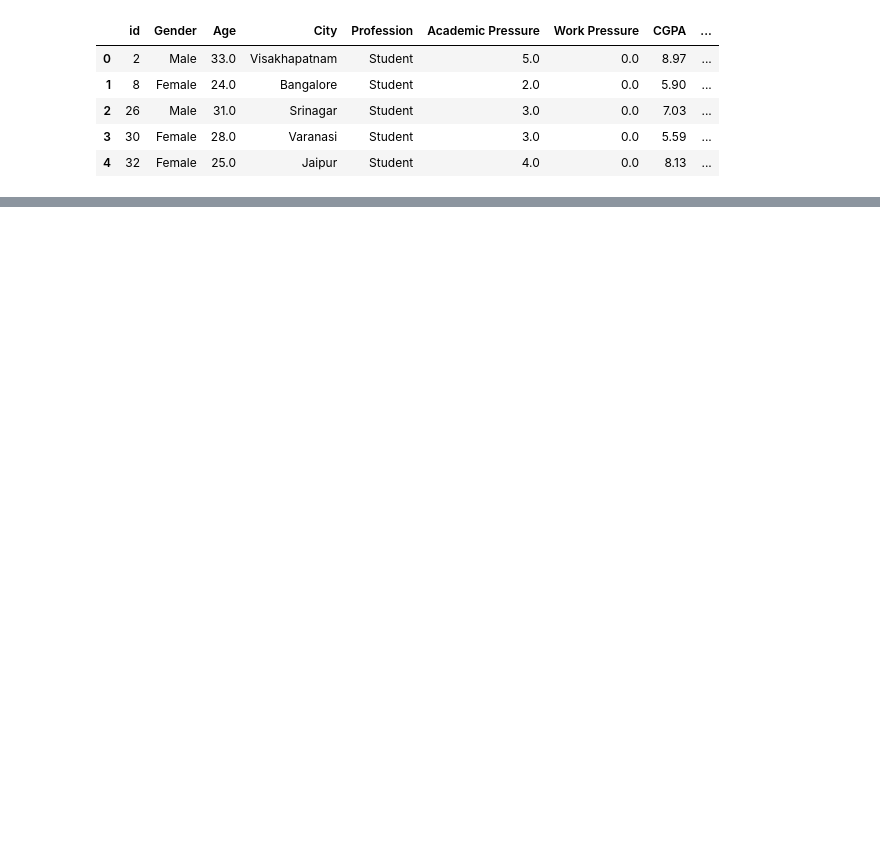
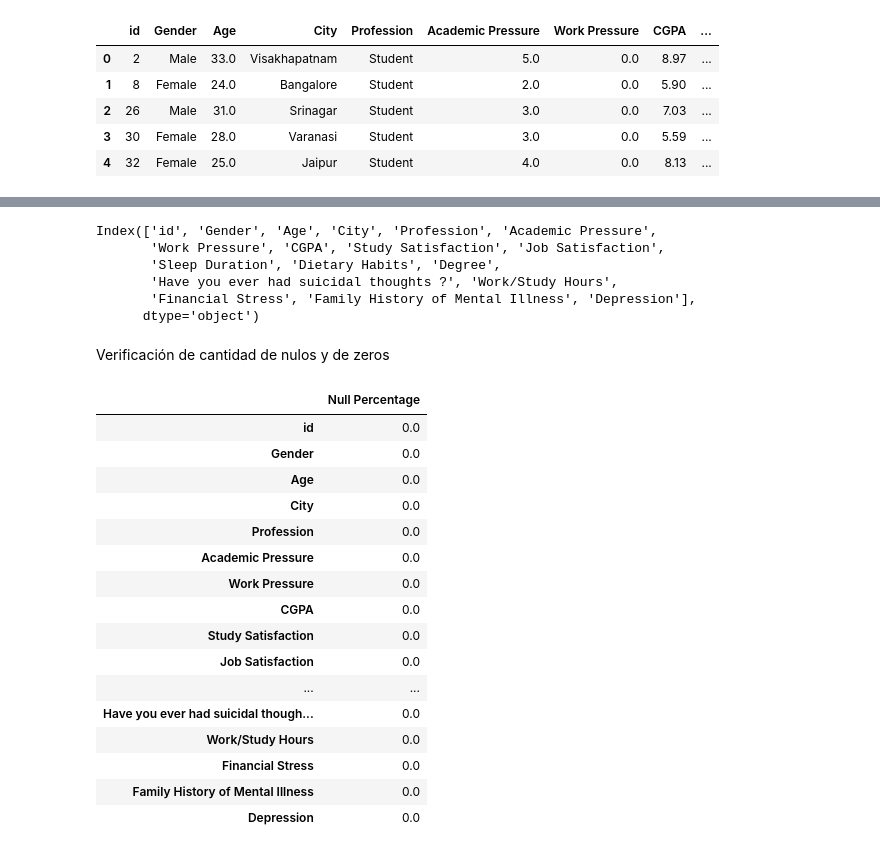
Before and after one commit to Sergiofbc/IA-Proy3, a Jupyter notebook: main.ipynb, the cells around one changed output, grey strips where cells are left out. Cells and saved outputs as stored; diff of their text form; code cells hidden in the pictures; blank space fills up the shorter version.

```diff
--- a/main.ipynb
+++ b/main.ipynb
@@ -21,0 +31,15 @@ df["id"].hist()
+# %%
+def null_percentage(df):
+    """
+    Returns a DataFrame with the percentage of null (NaN) values per column.
+    """
+    percentage = df.isnull().mean() * 100
+    return percentage.to_frame(name='Null Percentage')
+
+
+def zero_percentage(df):
+    """
+    Returns a DataFrame with the percentage of zero values per column.
+    """
+    percentage = (df == 0).mean() * 100
+    return percentage.to_frame(name='Zero Percentage')
@@ -21,0 +58,31 @@ df["id"].hist()
+# %%
+df.columns
+# %% [output]
+Index(['id', 'Gender', 'Age', 'City', 'Profession', 'Academic Pressure',
+       'Work Pressure', 'CGPA', 'Study Satisfaction', 'Job Satisfaction',
+       'Sleep Duration', 'Dietary Habits', 'Degree',
+       'Have you ever had suicidal thoughts ?', 'Work/Study Hours',
+       'Financial Stress', 'Family History of Mental Illness', 'Depression'],
+      dtype='object')
+# %% [markdown]
+Verificación de cantidad de nulos y de zeros
+# %%
+null_percentage(df)
+# %% [output]
+|  | Null Percentage |
+| id | 0.0 |
+| Gender | 0.0 |
+| Age | 0.0 |
+| City | 0.0 |
+| Profession | 0.0 |
+| Academic Pressure | 0.0 |
+| Work Pressure | 0.0 |
+| CGPA | 0.0 |
+| Study Satisfaction | 0.0 |
+| Job Satisfaction | 0.0 |
+| ... | ... |
+| Have you ever had suicidal though... | 0.0 |
+| Work/Study Hours | 0.0 |
+| Financial Stress | 0.0 |
+| Family History of Mental Illness | 0.0 |
+| Depression | 0.0 |
```
Also changed, not shown: parts of 15 cells of this notebook, 13 other files.
